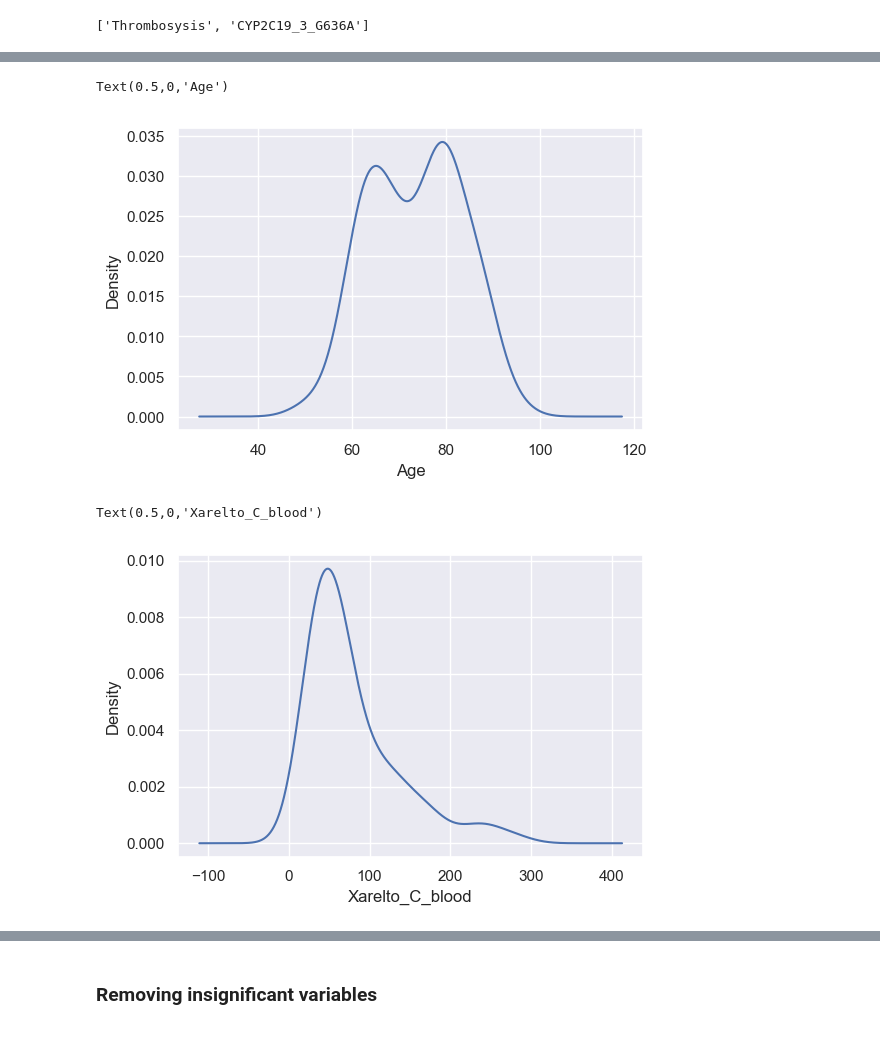
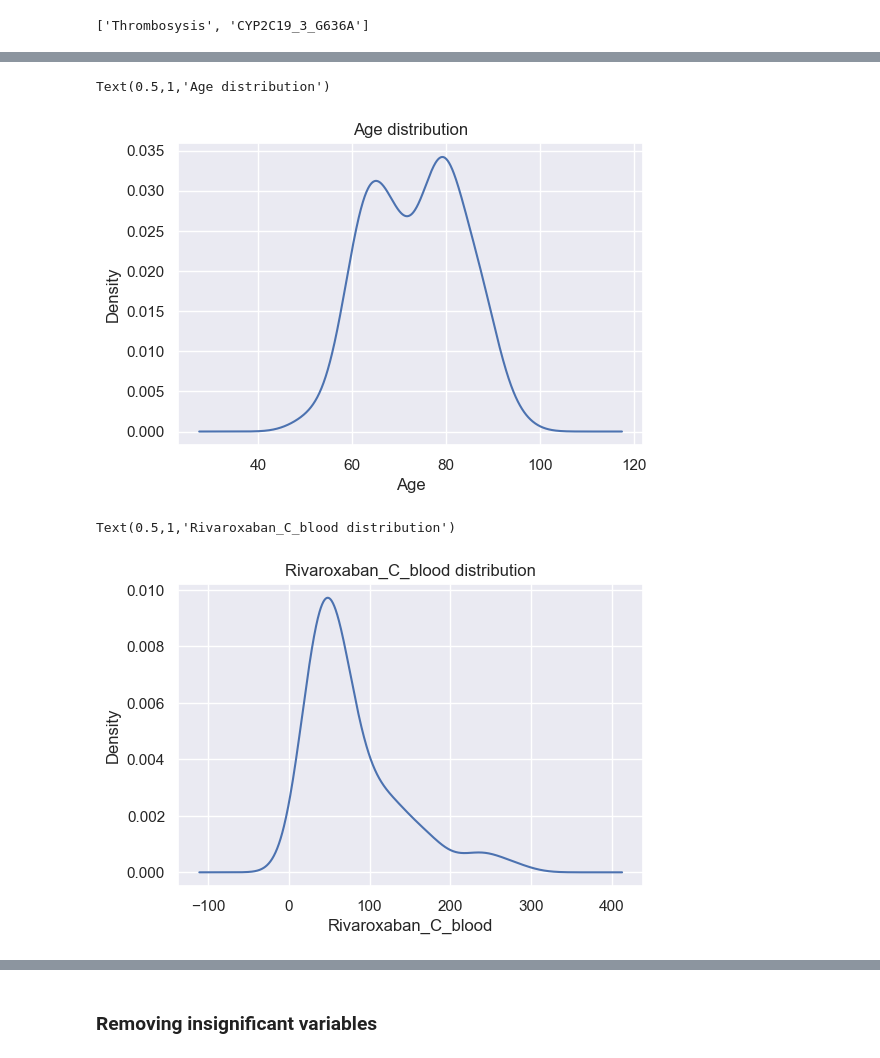
Before and after one commit to AlexShein/anticoagulants, a Jupyter notebook: Rivaroxaban_analysis.ipynb, the cells around one changed output, grey strips where cells are left out. Saved outputs shown, nothing was run; the diff lists cells and outputs as text; code cells hidden in the pictures.

```diff
--- a/Xarelto_analysis.ipynb
+++ b/Rivaroxaban_analysis.ipynb
@@ -53,7 +53,7 @@ NUMERIC_COLUMNS = [
     'Age',
     'GFR',
     'PRU',
-    'Xarelto_C_blood',
+    'Rivaroxaban_C_blood',
     'inhibition',
     'CRUSADE',
     'SYNTAX_score',
@@ -64,7 +64,7 @@ NUMERIC_COLUMNS = [
     'Rivaroxaban_dose',
 ]
 # %%
-df = pd.read_csv('xarelto_fg.csv', header=0, index_col=0)[:103]
+df = pd.read_csv('Rivaroxaban_fg.csv', header=0, index_col=0)[:103]
 
 SINGLE_VALUE_COLUMNS = [col for col in df.columns if len(df[col].unique()) == 1]
 SUSPICIOUS_MISSING_VALUES_COLUMNS = [col for col in df.columns if '-999' in df[col].unique()]
@@ -194,16 +195,18 @@ df.Sex.value_counts().plot(kind='bar')
 fig, ax = plt.subplots()
 df.Age.plot(kind='kde')
 ax.set_xlabel('Age')
+ax.set_title('Age distribution')
 # %% [output]
-Text(0.5,0,'Age')
+Text(0.5,1,'Age distribution')
-[figure, old version]
+[figure, new version]
 # %%
 fig, ax = plt.subplots()
-df.Xarelto_C_blood.plot(kind='kde')
-ax.set_xlabel('Xarelto_C_blood')
+df.Rivaroxaban_C_blood.plot(kind='kde')
+ax.set_xlabel('Rivaroxaban_C_blood')
+ax.set_title('Rivaroxaban_C_blood distribution')
 # %% [output]
-Text(0.5,0,'Xarelto_C_blood')
+Text(0.5,1,'Rivaroxaban_C_blood distribution')
-[figure, old version]
+[figure, new version]
 # %%
 fig, ax = plt.subplots()
 df.Agr_Platelets_base.plot(kind='kde')
```
Also changed, not shown: parts of 22 cells of this notebook, 1 other file.
